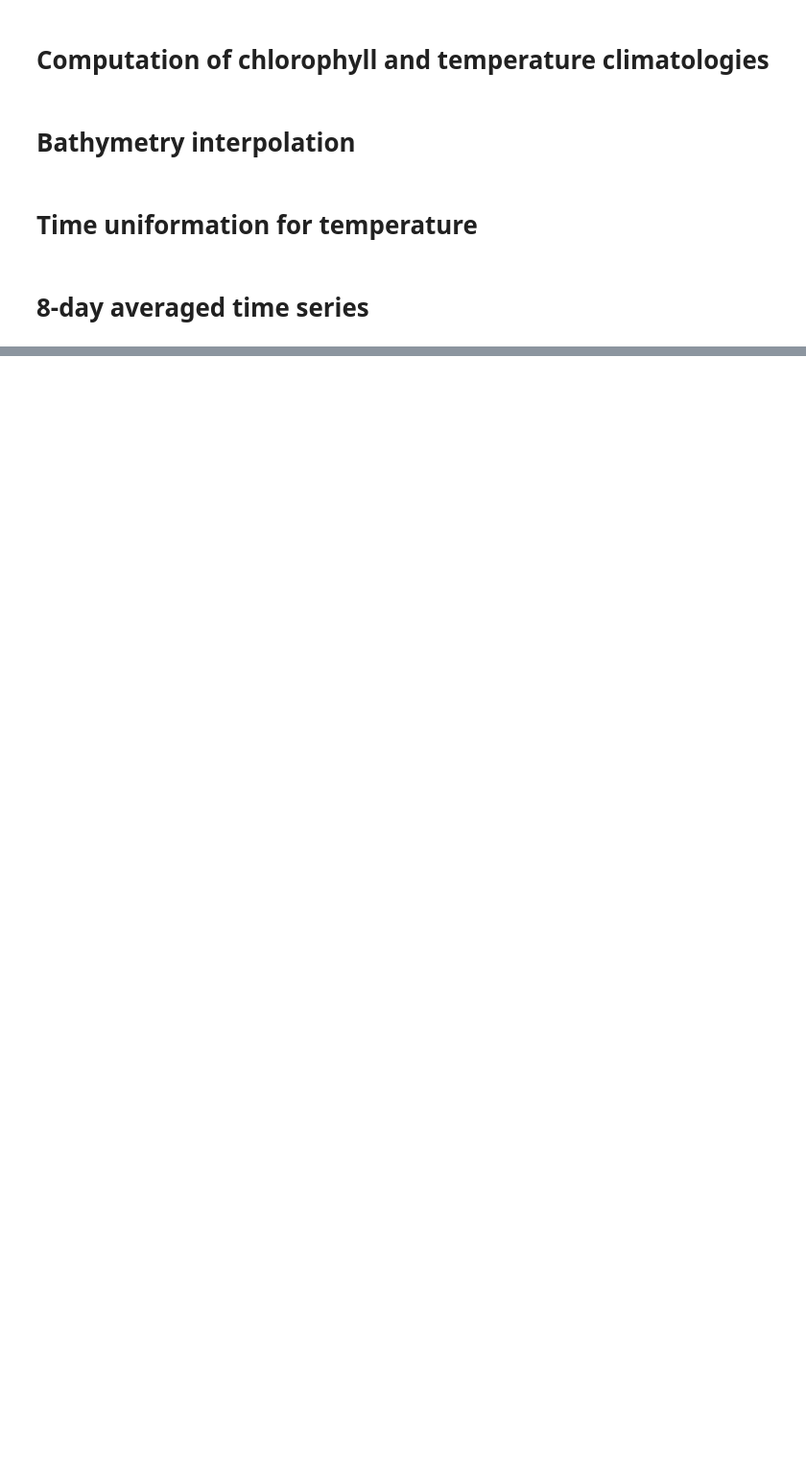
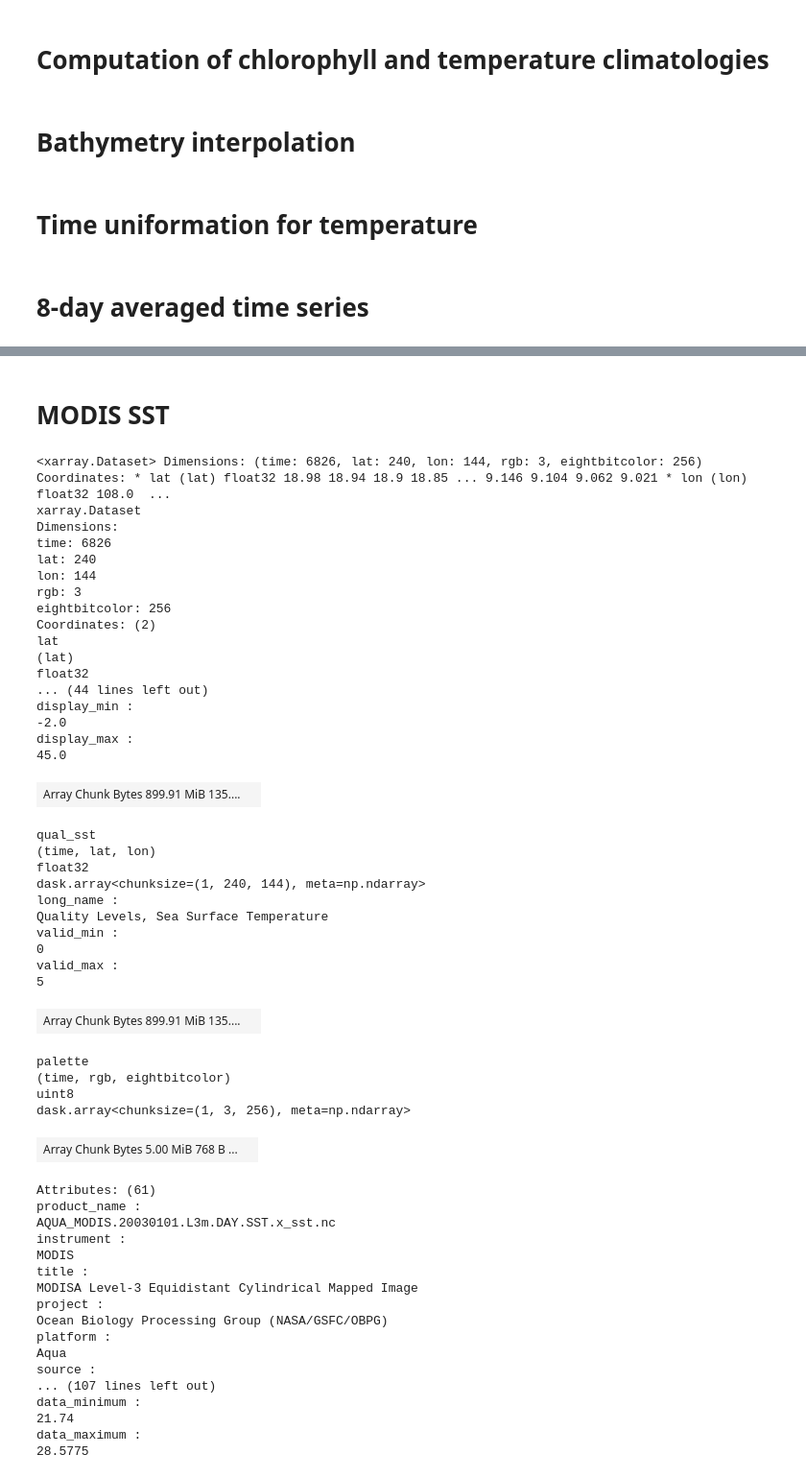
Before and after one commit to fedebenassi/Master-Thesis-backup, a Jupyter notebook: preprocessing.ipynb, the cells around one changed output, grey strips where cells are left out. Shown: that part at 96% size. Cells and saved outputs as stored; diff of their text form; code cells hidden in the pictures; blank space fills up the shorter version.

```diff
--- a/preprocessing.ipynb
+++ b/preprocessing.ipynb
@@ -179,0 +189,6 @@ t.load().to_netcdf("../data/SCS/CMEMS_temp_extended_8D.nc")
+# %% [markdown]
+# MODIS SST
+# %%
+path = "../data/SCS/"
+# %%
+temp = xr.open_mfdataset(path + "MODIS_TEMP_DAILY/AQUA_MODIS.*.L3m.DAY.SST.x_sst.nc", combine ="nested", concat_dim="time")
@@ -179,0 +204,54 @@ t.load().to_netcdf("../data/SCS/CMEMS_temp_extended_8D.nc")
+# %%
+temp
+# %% [output]
+<xarray.Dataset> Dimensions: (time: 6826, lat: 240, lon: 144, rgb: 3, eightbitcolor: 256) Coordinates: * lat (lat) float32 18.98 18.94 18.9 18.85 ... 9.146 9.104 9.062 9.021 * lon (lon) float32 108.0  ...
+xarray.Dataset
+Dimensions:
+time: 6826
+lat: 240
+lon: 144
+rgb: 3
+eightbitcolor: 256
+Coordinates: (2)
+lat
+(lat)
+float32
+... (44 lines left out)
+display_min :
+-2.0
+display_max :
+45.0
+| Array Chunk Bytes 899.91 MiB 135.... |  |
+qual_sst
+(time, lat, lon)
+float32
+dask.array<chunksize=(1, 240, 144), meta=np.ndarray>
+long_name :
+Quality Levels, Sea Surface Temperature
+valid_min :
+0
+valid_max :
+5
+| Array Chunk Bytes 899.91 MiB 135.... |  |
+palette
+(time, rgb, eightbitcolor)
+uint8
+dask.array<chunksize=(1, 3, 256), meta=np.ndarray>
+| Array Chunk Bytes 5.00 MiB 768 B ... |  |
+Attributes: (61)
+product_name :
+AQUA_MODIS.20030101.L3m.DAY.SST.x_sst.nc
+instrument :
+MODIS
+title :
+MODISA Level-3 Equidistant Cylindrical Mapped Image
+project :
+Ocean Biology Processing Group (NASA/GSFC/OBPG)
+platform :
+Aqua
+source :
+... (107 lines left out)
+data_minimum :
+21.74
+data_maximum :
+28.5775
```
Also changed, not shown: parts of 33 cells of this notebook, 32 other files.
